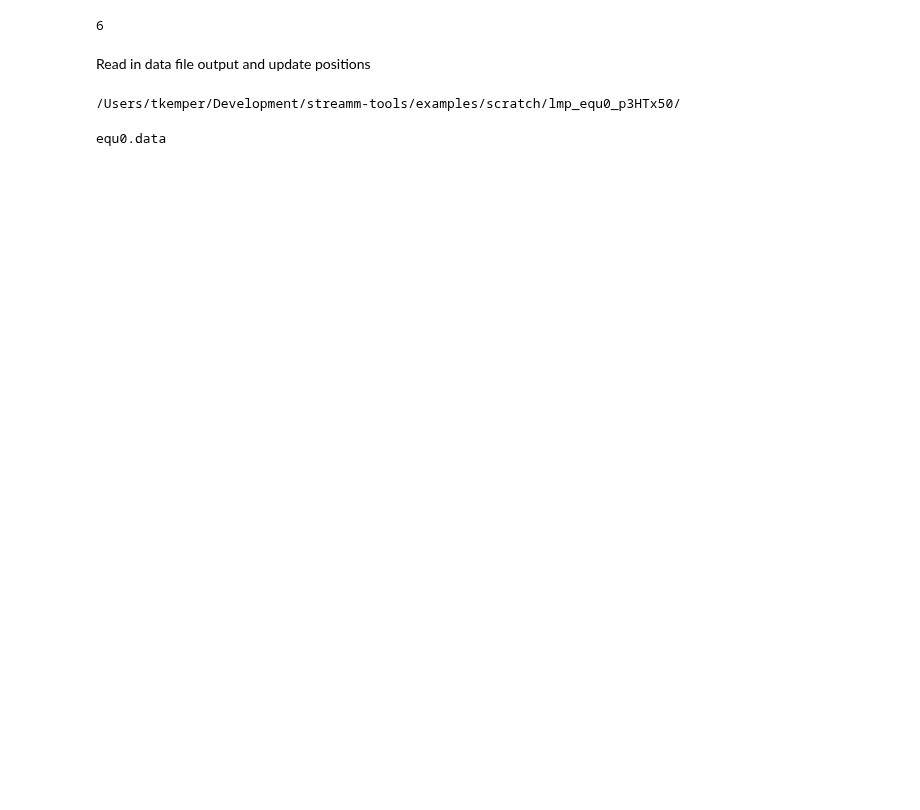
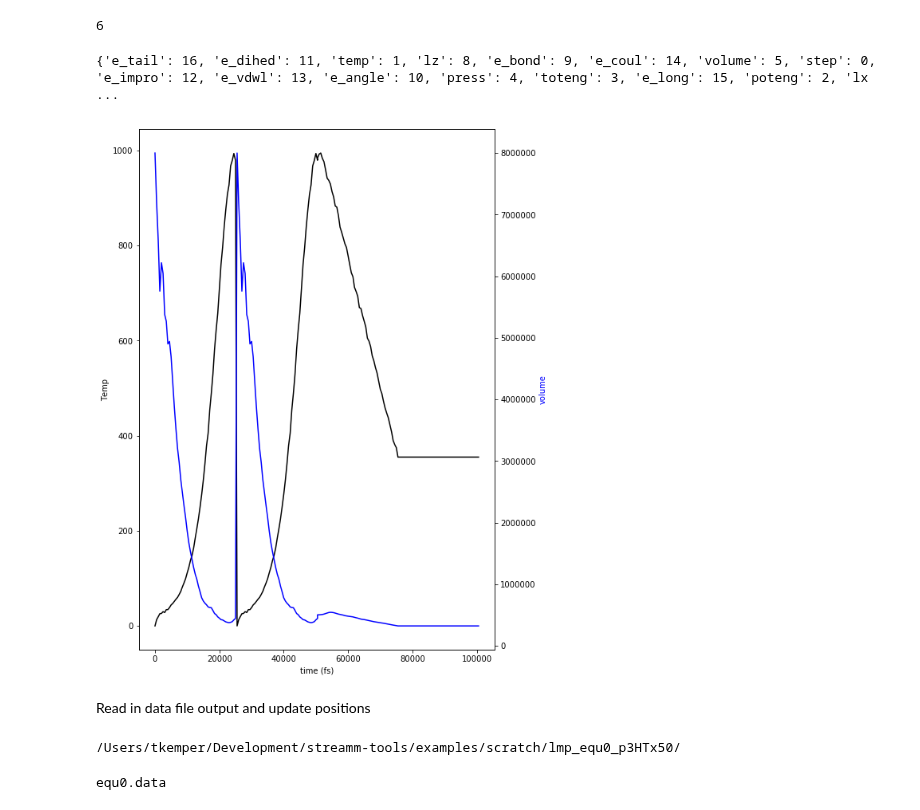
Before and after one commit to NREL/streamm-tools, a Jupyter notebook: examples/P3HT_ET.ipynb, the cells around one changed output. Saved outputs shown, nothing was run; the diff lists cells and outputs as text; code cells hidden in the pictures; blank space fills up the shorter version.

```diff
--- a/examples/P3HT_ET.ipynb
+++ b/examples/P3HT_ET.ipynb
@@ -617,8 +610,9 @@ print len(p3ht_et.calculations)
 # %%
 def lmp_run(project_i,bb_i,param_i,res_i,md_type = 'min'):
+    # Create LAMMPS calculation object
     calc_n =  len(project_i.calculations)
-    # Create LAMMPS calculation object
-    lmp_i = streamm.LAMMPS('lmp_{}_{}_calc_{}'.format(md_type,bb_i.tag,calc_n))
+    # lmp_i = streamm.LAMMPS('lmp_{}_{}_calc_{}'.format(md_type,bb_i.tag,calc_n))
+    lmp_i = streamm.LAMMPS('lmp_{}_{}'.format(md_type,bb_i.tag))
     # Set parameter container
     lmp_i.paramC = param_i
     lmp_i.set_strucC(bb_i)
@@ -1629,0 +1628,2 @@ Now let's replicate the oligomer 50 times to create a low density system
+# %%
+pHTh_x = streamm.Buildingblock()
@@ -1630,8 +1632,9 @@ Now let's replicate the oligomer 50 times to create a low density system
+# %%
+pHTh_x.lat.pbcs = [False,False,False]
 # %%
 seed = 394572
 # %%
-pHTh_x = copy.deepcopy(bbPHTh_1)
-pHTh_x = streamm.add_struc(pHTh_x,bbPHTh_1,49,seed)
+pHTh_x = streamm.add_struc(pHTh_x,bbPHTh_1,2,seed)
 # %% [output]
 No overlap found adding structure 0
 No overlap found adding structure 1
@@ -1712,3 +1758,7 @@ lmp_i.analysis()
 print len(lmp_i.properties['run_list'])
 # %% [output]
 6
+# %%
+print run_i.prop_col
+# %% [output]
+{'e_tail': 16, 'e_dihed': 11, 'temp': 1, 'lz': 8, 'e_bond': 9, 'e_coul': 14, 'volume': 5, 'step': 0, 'e_impro': 12, 'e_vdwl': 13, 'e_angle': 10, 'press': 4, 'toteng': 3, 'e_long': 15, 'poteng': 2, 'lx ...
@@ -1715,3 +1818,7 @@ print len(lmp_i.properties['run_list'])
+# %%
+lmp_plot1(lmp_i)
+# %% [output]
+[figure, added]
 # %%
 lmp_i.store()
 # %%
```
Also changed, not shown: parts of 80 cells of this notebook, 4 other files.
